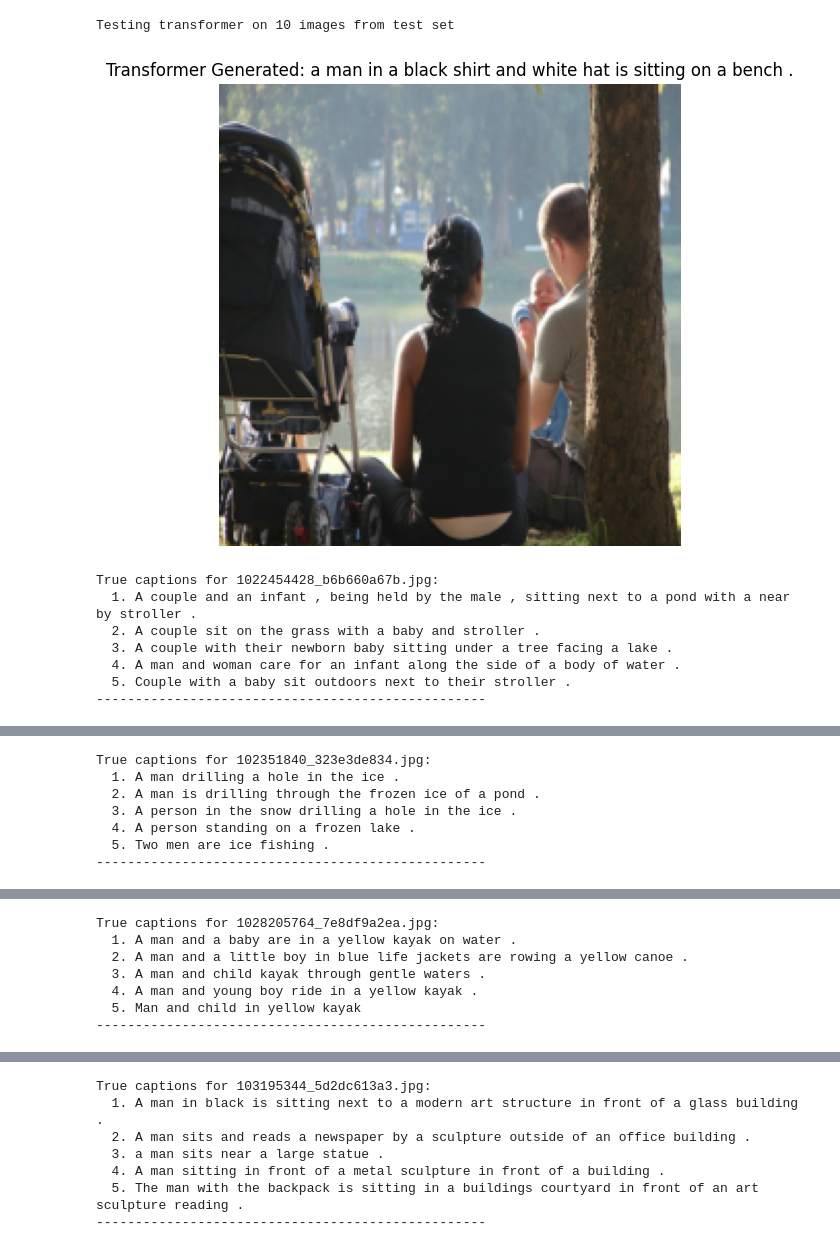
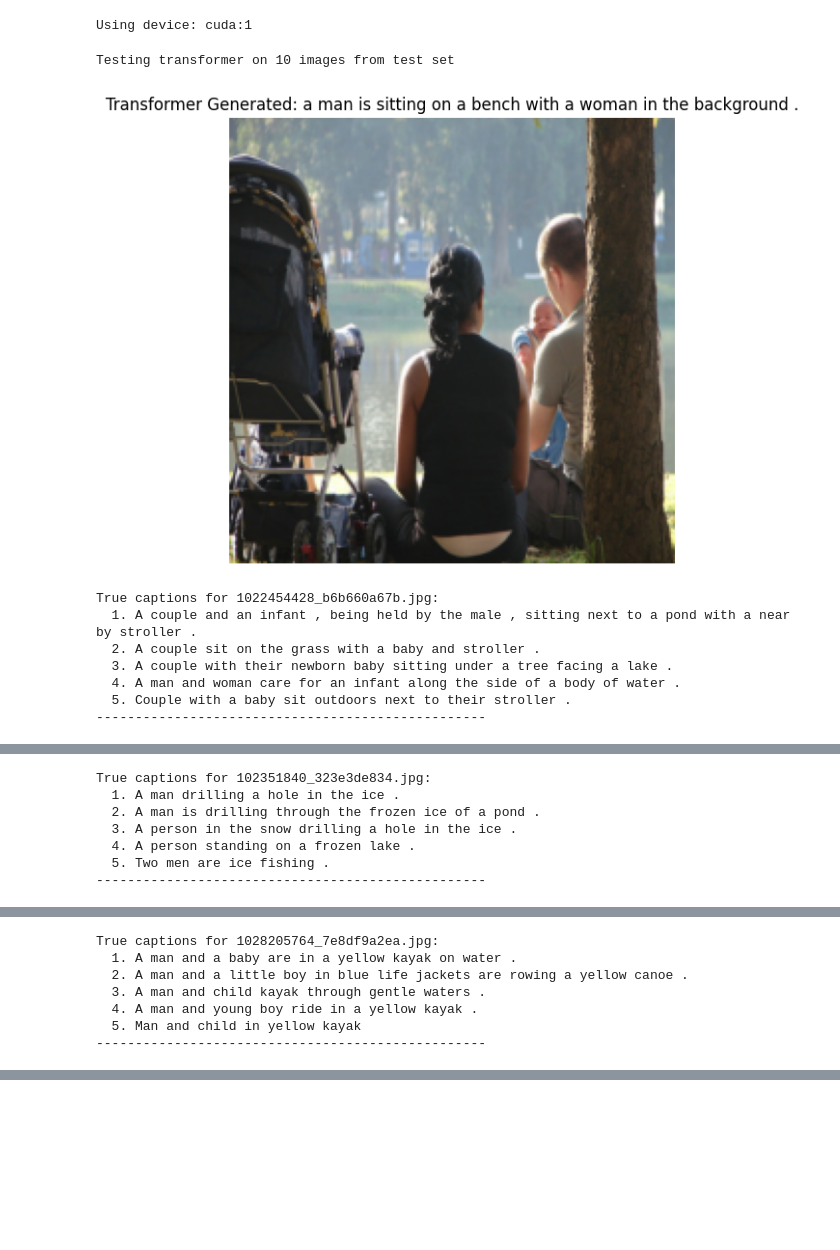
Before and after one commit to H4TT1/Image-Captioner, a Jupyter notebook: vgg_transformer.ipynb, the cells around one changed output, grey strips where cells are left out. Drawn from its saved outputs; the diff is of its cells as text; code cells hidden in the pictures; blank space fills up the shorter version.

```diff
--- a/vgg_transformer.ipynb
+++ b/vgg_transformer.ipynb
@@ -79,7 +79,7 @@ class EncoderVGG16(nn.Module):
 
 class DecoderTransformer(nn.Module):
     def __init__(self, embed_size, vocab_size, num_heads=8, num_layers=4,  # Gardé à 4 layers
-                 ff_dim=1024, max_seq_length=100, dropout=0.5):  # Gardé dropout 0.3
+                 ff_dim=1024, max_seq_length=100, dropout=0.3):  # Gardé dropout 0.3
         super(DecoderTransformer, self).__init__()
 
         self.embed_size = embed_size
@@ -274,13 +274,13 @@ if __name__ == "__main__":
     val_dataloader = DataLoader(val_dataset, batch_size=128, shuffle=False, collate_fn=collate_fn)
 
     # === Device ===
-    device = torch.device("cuda" if torch.cuda.is_available() else "cpu")
+    device = torch.device("cuda:1" if torch.cuda.is_available() else "cpu")
     print(f"Using device: {device}")
 
     # === Models ===
     embed_size = 512
     num_heads = 8
-    num_layers = 6
+    num_layers = 8
     ff_dim = 1024
 
     encoder = EncoderVGG16(embed_size).to(device)
@@ -338,7 +338,7 @@ if __name__ == "__main__":
     train_losses = []
     val_losses = []
     patience = 0
-    max_patience = 25  # Early stopping après 10 époques sans amélioration
+    max_patience = 10  # Early stopping après 10 époques sans amélioration
 
     for epoch in range(num_epochs):
         # === TRAINING ===
@@ -401,7 +401,7 @@ if __name__ == "__main__":
                 "epoch": epoch + 1,
                 "train_loss": avg_train_loss,
                 "val_loss": avg_val_loss
-            }, "best_transformer_model_linear_final.pth")
+            }, "best_transformer_model_linear_3.pth")
             print(f"     Nouveau meilleur modèle! Val loss: {best_val_loss:.4f}")
 
         # Early stopping
@@ -428,7 +428,7 @@ if __name__ == "__main__":
         },
         "train_losses": train_losses,
         "val_losses": val_losses
-    }, "caption_model_transformer_linear_final.pth")
+    }, "caption_model_transformer_linear_3.pth")
 
     print(f"\nTraining complete!")
     print(f"Best validation loss: {best_val_loss:.4f}")
@@ -468,9 +468,11 @@ from torchvision import transforms
 import matplotlib.pyplot as plt
 from PIL import Image
 
-device = torch.device("cuda" if torch.cuda.is_available() else "cpu")
+# === Device ===
+device = torch.device("cuda:1" if torch.cuda.is_available() else "cpu")
+print(f"Using device: {device}")
 # === Load checkpoint ===
-checkpoint = torch.load("best_transformer_model_linear_3.pth", map_location=device)
+checkpoint = torch.load("caption_model_transformer_linear_3.pth", map_location=device)
 
 # Recréer les modèles avec la même config
 config = checkpoint["config"]
@@ -525,39 +527,40 @@ def load_and_denormalize_image(tensor_path):
 # === Load TEST dataset images ===
 test_df = pd.read_csv("outputs/test_captions.csv", sep='|')
 test_images_list = test_df['image'].unique()[:10]
 
 print(f"Testing transformer on {len(test_images_list)} images from test set")
 
 # === Visualize test images ===
 for img_name in test_images_list:
     img_name_no_ext = img_name.split('.')[0]
     tensor_path = f"outputs/test/{img_name_no_ext}.pt"
 
     # Charger le tensor et l'image dénormalisée
     image_tensor, display_image = load_and_denormalize_image(tensor_path)
 
     # Générer la caption avec transformer
     caption = generate_caption_transformer(image_tensor, encoder, decoder, vocab, idx2word)
 
     plt.figure(figsize=(8, 6))
     plt.imshow(display_image)
     plt.axis("off")
     plt.title(f"Transformer Generated: {caption}")
     plt.show()
 
     # Afficher les vraies captions
     true_captions = test_df[test_df['image'] == img_name]['caption'].tolist()
     print(f"True captions for {img_name}:")
     for i, true_cap in enumerate(true_captions, 1):
         print(f"  {i}. {true_cap}")
     print("-" * 50)
 # %% [output]
-Testing transformer on 10 images from test set
+Using device: cuda:1
+Testing transformer on 10 images from test set
-[figure, old version]
+[figure, new version]
-True captions for 1022454428_b6b660a67b.jpg:
-  1. A couple and an infant , being held by the male , sitting next to a pond with a near by stroller .
-  2. A couple sit on the grass with a baby and stroller .
-  3. A couple with their newborn baby sitting under a tree facing a lake .
-  4. A man and woman care for an infant along the side of a body of water .
-  5. Couple with a baby sit outdoors next to their stroller .
---------------------------------------------------
+True captions for 1022454428_b6b660a67b.jpg:
+  1. A couple and an infant , being held by the male , sitting next to a pond with a near by stroller .
+  2. A couple sit on the grass with a baby and stroller .
+  3. A couple with their newborn baby sitting under a tree facing a lake .
+  4. A man and woman care for an infant along the side of a body of water .
+  5. Couple with a baby sit outdoors next to their stroller .
+--------------------------------------------------
@@ -565,7 +568,7 @@ True captions for 1022454428_b6b660a67b.jpg:
-True captions for 102351840_323e3de834.jpg:
-  1. A man drilling a hole in the ice .
-  2. A man is drilling through the frozen ice of a pond .
-  3. A person in the snow drilling a hole in the ice .
-  4. A person standing on a frozen lake .
-  5. Two men are ice fishing .
---------------------------------------------------
+True captions for 102351840_323e3de834.jpg:
+  1. A man drilling a hole in the ice .
+  2. A man is drilling through the frozen ice of a pond .
+  3. A person in the snow drilling a hole in the ice .
+  4. A person standing on a frozen lake .
+  5. Two men are ice fishing .
+--------------------------------------------------
@@ -573,7 +576,7 @@ True captions for 102351840_323e3de834.jpg:
-True captions for 1028205764_7e8df9a2ea.jpg:
-  1. A man and a baby are in a yellow kayak on water .
-  2. A man and a little boy in blue life jackets are rowing a yellow canoe .
-  3. A man and child kayak through gentle waters .
-  4. A man and young boy ride in a yellow kayak .
-  5. Man and child in yellow kayak
---------------------------------------------------
+True captions for 1028205764_7e8df9a2ea.jpg:
+  1. A man and a baby are in a yellow kayak on water .
+  2. A man and a little boy in blue life jackets are rowing a yellow canoe .
+  3. A man and child kayak through gentle waters .
+  4. A man and young boy ride in a yellow kayak .
+  5. Man and child in yellow kayak
+--------------------------------------------------
@@ -581,7 +583,0 @@ True captions for 1028205764_7e8df9a2ea.jpg:
-True captions for 103195344_5d2dc613a3.jpg:
-  1. A man in black is sitting next to a modern art structure in front of a glass building .
-  2. A man sits and reads a newspaper by a sculpture outside of an office building .
-  3. a man sits near a large statue .
-  4. A man sitting in front of a metal sculpture in front of a building .
-  5. The man with the backpack is sitting in a buildings courtyard in front of an art sculpture reading .
---------------------------------------------------
```
Also changed, not shown: parts of 5 cells of this notebook, 2 other files.
